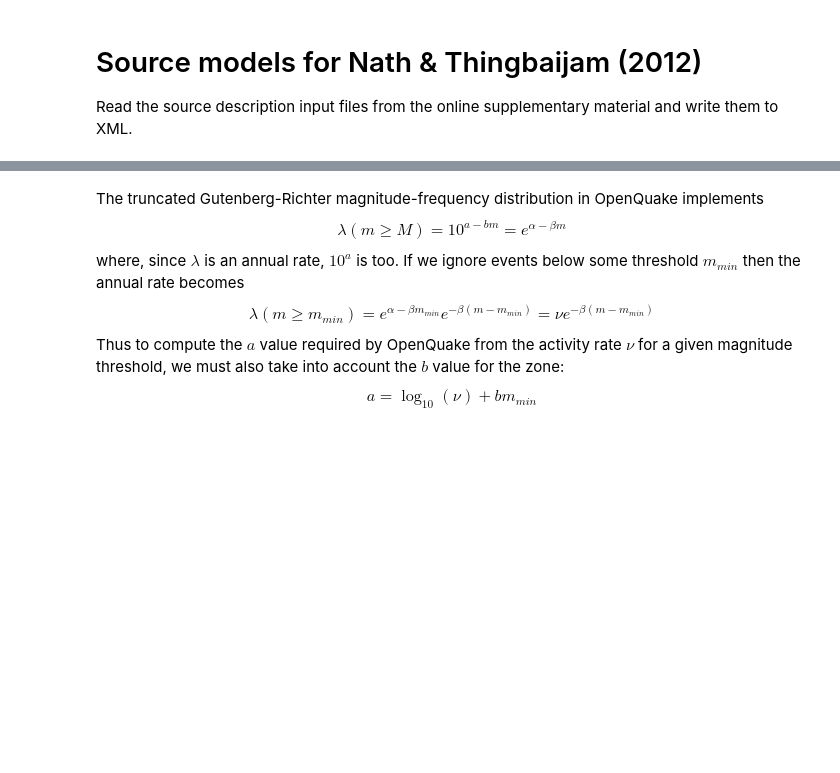
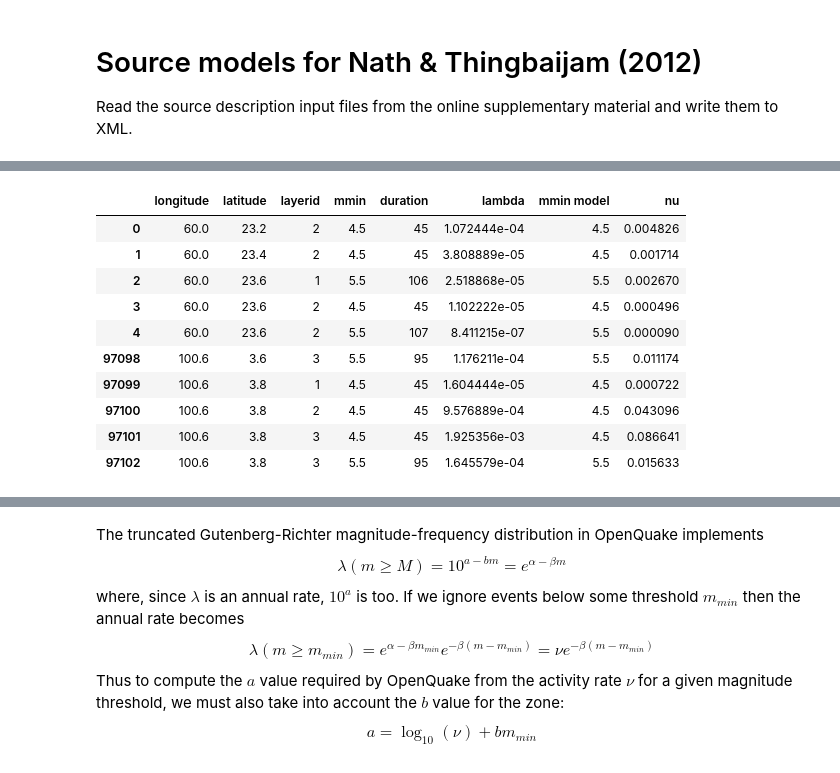
Before and after one commit to nackerley/indian-subcontinent-psha, a Jupyter notebook: Source Models/Source Models for Nath & Thingbaijam (2012).ipynb, the cells around one changed output, grey strips where cells are left out. Saved outputs shown, nothing was run; the diff lists cells and outputs as text; code cells hidden in the pictures; blank space fills up the shorter version.

```diff
--- a/Source Models/Source Models for Nath & Thingbaijam (2012).ipynb
+++ b/Source Models/Source Models for Nath & Thingbaijam (2012).ipynb
@@ -25,3 +25,9 @@ from openquake.hazardlib import tom, geo
 
 from hmtk.plotting.mapping import HMTKBaseMap
 from hmtk.parsers.source_model.nrml04_parser import nrmlSourceModelParser
+# %%
+layer_ids = [1, 2, 3, 4]
+layer_depths_km = [0, 25, 70, 180, 300]
+
+df_layers = pd.DataFrame(zip(layer_ids, layer_depths_km[:-1], layer_depths_km[1:]), columns=['id','zmin','zmax'])
+df_layers
@@ -145,27 +194,41 @@ areal_df[areal_df['tectonic subregion'] == 'no seismicity'].drop(['polygon coord
 # %%
 # read smoothed seismicity data
 smoothed_df_list = []
-for mag, file_names in zip(min_mags, smoothed_data_files):
-
+for i, mag in enumerate(min_mags):
     layer_smoothed_df_list = []
-    for layer_id, smoothed_file in zip(layer_ids, file_names):
-        layer_smoothed_df = pd.read_csv(smoothed_file)
+    for j, layer in df_layers.iterrows():
+        layer_smoothed_df = pd.read_csv(smoothed_data_files[i][j])
         nu_mag = 'nu%s' % str(mag).replace('.','_')
 
-        renaming_dict = {nu_mag: 'nu', 'lat':'latitude', 'lon':'longitude'}
-        layer_smoothed_df.rename(columns=renaming_dict, inplace=True)
+        rename_cols = {nu_mag: 'nu', 'lat':'latitude', 'lon':'longitude'}
+        layer_smoothed_df.rename(columns=rename_cols, inplace=True)
 
-        layer_smoothed_df['layerid'] = layer_id
+        layer_smoothed_df['layerid'] = layer['id']
         layer_smoothed_df['mmin model'] = mag
         layer_smoothed_df['mmin'] = mag
+        layer_smoothed_df['duration'] = (completeness_df.loc[layer['id']][str(mag), 'end'] -
+                                         completeness_df.loc[layer['id']][str(mag), 'start'] + 1)
+        layer_smoothed_df['lambda'] = layer_smoothed_df['nu']/layer_smoothed_df['duration']
 
         layer_smoothed_df_list.append(layer_smoothed_df)
 
     layer_smoothed_df = pd.concat(layer_smoothed_df_list)
     smoothed_df_list.append(layer_smoothed_df)
 
 smoothed_df = pd.concat(smoothed_df_list)
 smoothed_df = smt.sort_and_reindex(smoothed_df)
 
 display(pd.concat((smoothed_df.head(), smoothed_df.tail())))
+# %% [output]
+|  | longitude | latitude | layerid | mmin | duration | lambda | mmin model | nu |
+| 0 | 60.0 | 23.2 | 2 | 4.5 | 45 | 1.072444e-04 | 4.5 | 0.004826 |
+| 1 | 60.0 | 23.4 | 2 | 4.5 | 45 | 3.808889e-05 | 4.5 | 0.001714 |
+| 2 | 60.0 | 23.6 | 1 | 5.5 | 106 | 2.518868e-05 | 5.5 | 0.002670 |
+| 3 | 60.0 | 23.6 | 2 | 4.5 | 45 | 1.102222e-05 | 4.5 | 0.000496 |
+| 4 | 60.0 | 23.6 | 2 | 5.5 | 107 | 8.411215e-07 | 5.5 | 0.000090 |
+| 97098 | 100.6 | 3.6 | 3 | 5.5 | 95 | 1.176211e-04 | 5.5 | 0.011174 |
+| 97099 | 100.6 | 3.8 | 1 | 4.5 | 45 | 1.604444e-05 | 4.5 | 0.000722 |
+| 97100 | 100.6 | 3.8 | 2 | 4.5 | 45 | 9.576889e-04 | 4.5 | 0.043096 |
+| 97101 | 100.6 | 3.8 | 3 | 4.5 | 45 | 1.925356e-03 | 4.5 | 0.086641 |
+| 97102 | 100.6 | 3.8 | 3 | 5.5 | 95 | 1.645579e-04 | 5.5 | 0.015633 |
 # %%
```
Also changed, not shown: parts of 31 cells of this notebook, 30 other files.
